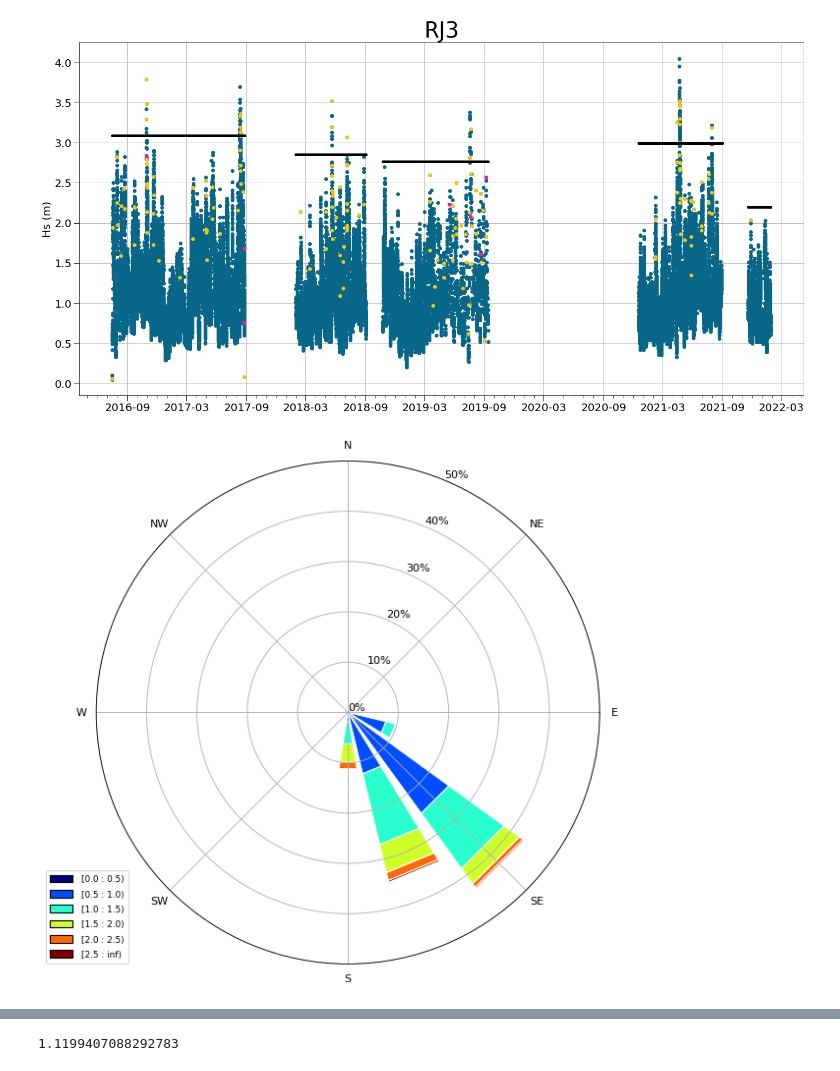
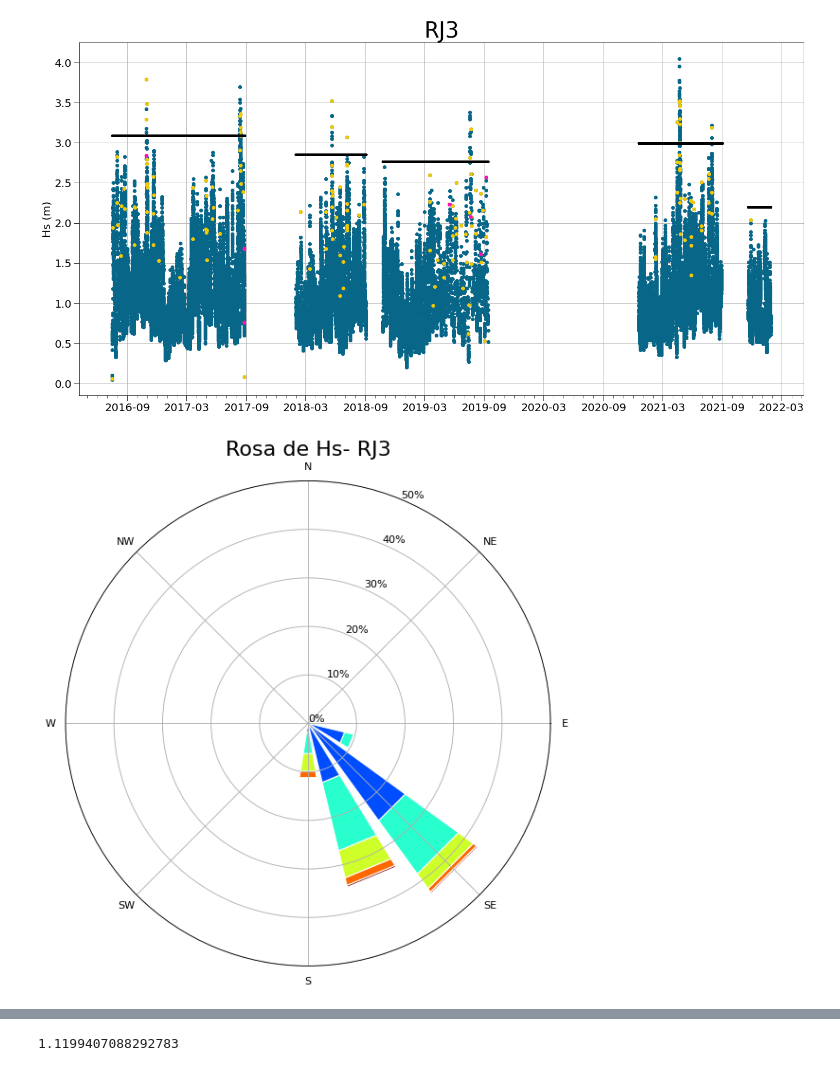
Before and after one commit to BrenoSCabral/ES3, a Jupyter notebook: RJ3.ipynb, the cells around one changed output, grey strips where cells are left out. Drawn from its saved outputs; the diff is of its cells as text; code cells hidden in the pictures.

Commit message:
legend changes

```diff
--- a/RJ3.ipynb
+++ b/RJ3.ipynb
@@ -236,22 +236,26 @@ dado_limpo = dado[dado['jump_flag'].isnull()]
 # %%
 ws = dado_limpo['Hsig']
 wd = dado_limpo['Avg_Wv_Dir_N']
 
 ax = WindroseAxes.from_ax()
 ax.bar(wd, ws, normed=True, opening=0.8, edgecolor='white', bins = np.arange(0,3,0.5))
 ax.set_xticklabels(['E', 'NE',  'N', 'NW', 'W', 'SW','S', 'SE'])
 
 ax.set_yticks(np.arange(0, 60, step=10))
 y_ticks = []
 y_ticks_aux = np.arange(0, 60, step=10)
 for j in (y_ticks_aux):
     y_ticks.append(str(j) + '%')
+ax.set_title('Rosa de Hs- RJ3', fontsize=20)
 ax.set_yticklabels(y_ticks)
-ax.set_legend(loc =(-0.1,0))
 
-plt.savefig(os.getcwd() +'/fig/RJ3_rosaHs')
+
+
+# ax.set_legend()
+
+plt.savefig(os.getcwd() +'/fig/RJ3_rosaHs_slegenda')
 # %% [output]
-[figure, old version]
+[figure, new version]
 # %%
 ws = dado_limpo['TP']
 
```
Also changed, not shown: parts of 1 cell of this notebook, 8 other files.
